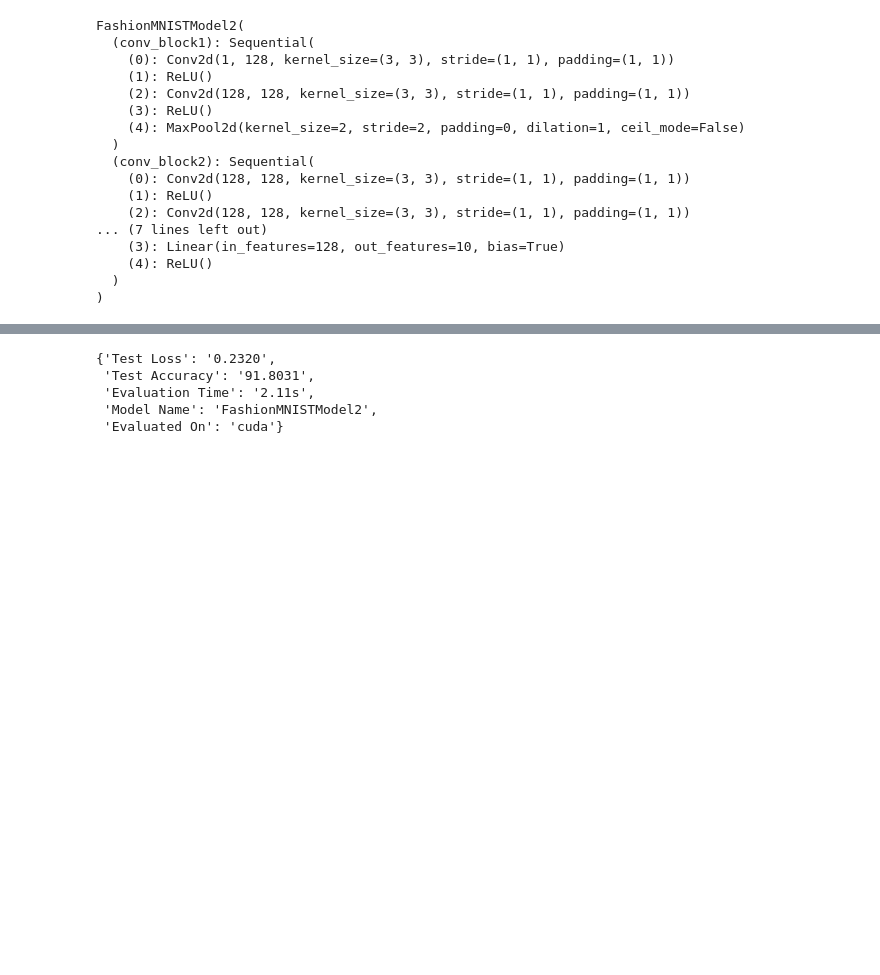
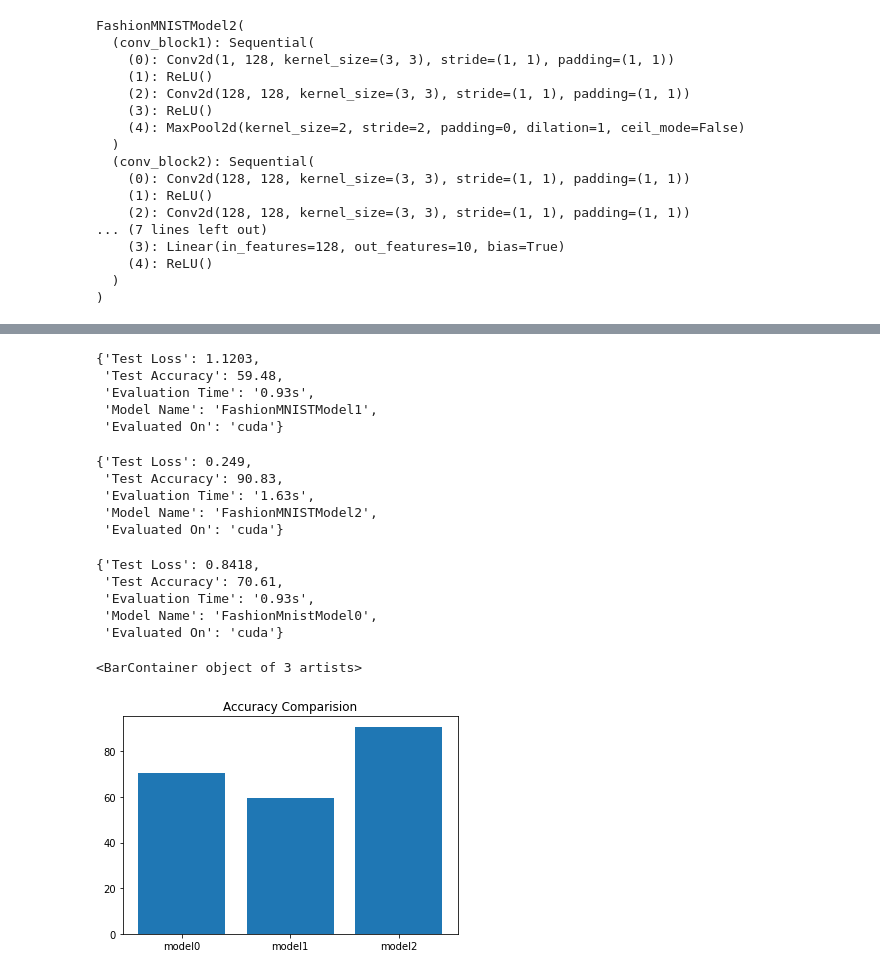
Before and after one commit to mohammadAliMkh/Pytorch, a Jupyter notebook: fashionMNIST.ipynb, the cells around one changed output, grey strips where cells are left out. Saved outputs shown, nothing was run; the diff lists cells and outputs as text; code cells hidden in the pictures; blank space fills up the shorter version.

Commit message:
create plot predictions random method, compare model's accuracy with each other

```diff
--- a/fashionMNIST.ipynb
+++ b/fashionMNIST.ipynb
@@ -255,8 +241,9 @@ def model_evaluation(model:torch.nn.Module, loss_function:torch.nn.Module, dataL
 
   end = timeit.Timer().timer()
   evaluation_process_time = calclulate_timer(start_time = start , end_time = end , device = device)
-  return {"Test Loss" : f"{test_loss:0.4f}",
-          "Test Accuracy":f"{test_accuracy:0.4f}",
+
+  return {"Test Loss" : round(test_loss.item() , 4),
+          "Test Accuracy": round(test_accuracy , 2),
           "Evaluation Time":f"{evaluation_process_time:0.2f}s",
           "Model Name":f"{model.__class__.__name__}",
           "Evaluated On":device}
@@ -499,8 +486,35 @@ Test Loss: 0.23202 | Test Accuracy: 91.80%
 # %%
-model_evaluation(model2 , loss_function = loss_fn , dataLoader = test_dataLoader , device = device)
+model2_evaluation = model_evaluation(model2 , loss_function = loss_fn , dataLoader = test_dataLoader , device = device)
-# %% [output]
-{'Test Loss': '0.2320',
- 'Test Accuracy': '91.8031',
- 'Evaluation Time': '2.11s',
- 'Model Name': 'FashionMNISTModel2',
- 'Evaluated On': 'cuda'}
+# %%
+model1_evaluation
+# %% [output]
+{'Test Loss': 1.1203,
+ 'Test Accuracy': 59.48,
+ 'Evaluation Time': '0.93s',
+ 'Model Name': 'FashionMNISTModel1',
+ 'Evaluated On': 'cuda'}
+# %%
+model2_evaluation
+# %% [output]
+{'Test Loss': 0.249,
+ 'Test Accuracy': 90.83,
+ 'Evaluation Time': '1.63s',
+ 'Model Name': 'FashionMNISTModel2',
+ 'Evaluated On': 'cuda'}
+# %%
+model0_evaluation
+# %% [output]
+{'Test Loss': 0.8418,
+ 'Test Accuracy': 70.61,
+ 'Evaluation Time': '0.93s',
+ 'Model Name': 'FashionMnistModel0',
+ 'Evaluated On': 'cuda'}
+# %%
+import pandas as pd
+evals = pd.DataFrame({"model0":model0_evaluation , "model1":model1_evaluation , "model2": model2_evaluation}).transpose()
+# %%
+plt.title("Accuracy Comparision")
+plt.bar(evals.index , evals["Test Accuracy"])
+# %% [output]
+<BarContainer object of 3 artists>
+[figure, added]
```
Also changed, not shown: parts of 10 cells of this notebook.
